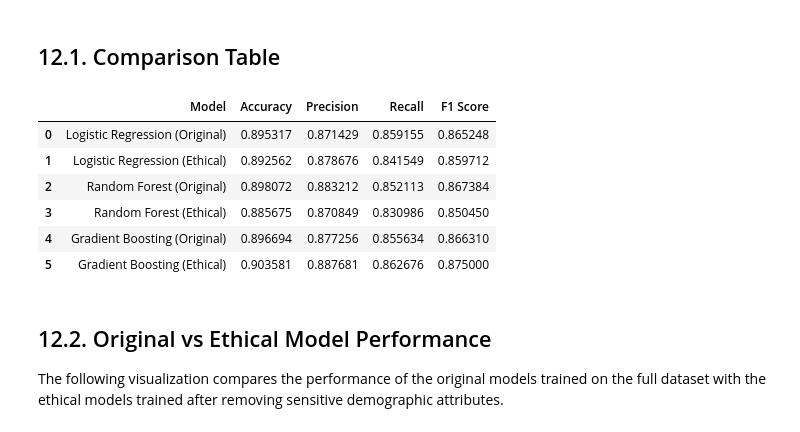
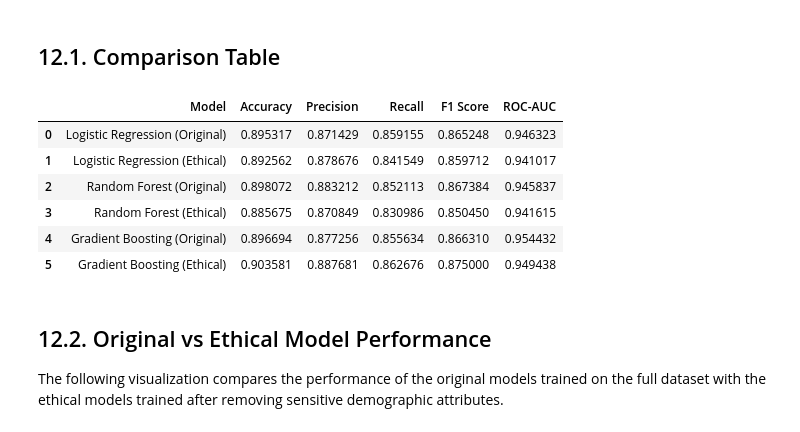
Before and after one commit to DimitarMalamski/student-dropout-predictor, a Jupyter notebook: notebooks/dropout_predictor.ipynb, the cells around one changed output. Saved outputs shown, nothing was run; the diff lists cells and outputs as text; code cells hidden in the pictures.

```diff
--- a/notebooks/dropout_predictor.ipynb
+++ b/notebooks/dropout_predictor.ipynb
@@ -325,6 +325,12 @@ precision = precision_score(y_test, y_pred)
 recall = recall_score(y_test, y_pred)
 f1 = f1_score(y_test, y_pred)
 
+# Calculate ROC-AUC
+y_probs = log_model.predict_proba(X_test_scaled)[:, 1]
+
+roc_auc = roc_auc_score(y_test, y_probs)
+
+print("ROC-AUC Score:", roc_auc)
 print("Accuracy:", accuracy)
 print("Precision:", precision)
 print("Recall:", recall)
@@ -1160,0 +1318,23 @@ plt.show()
+# %%
+# Calculate predicted probabilities
+gb_probs_eth = gb_model_eth.predict_proba(X_test_eth)[:, 1]
+
+# Calculate ROC-AUC score
+gb_auc_eth = roc_auc_score(y_test_eth, gb_probs_eth)
+
+print("ROC-AUC Score:", gb_auc_eth)
+
+# Compute ROC curve
+gb_fpr_eth, gb_tpr_eth, thresholds = roc_curve(y_test_eth, gb_probs_eth)
+
+plt.figure(figsize=(6,4))
+
+plt.plot(gb_fpr_eth, gb_tpr_eth, label=f"Ethical Gradient Boosting (AUC = {gb_auc_eth:.3f})")
+plt.plot([0,1], [0,1], linestyle="--", color="gray")
+
+plt.xlabel("False Positive Rate")
+plt.ylabel("True Positive Rate")
+plt.title("ROC Curve - Ethical Gradient Boosting")
+plt.legend()
+
+plt.show()
@@ -1206,40 +1391,48 @@ comparison_results = pd.DataFrame({
     gb_eth_accuracy
   ],
   "Precision": [
     precision,
     eth_precision,
     rf_precision,
     rf_eth_precision,
     gb_precision,
     gb_eth_precision
   ],
   "Recall": [
     recall,
     eth_recall,
     rf_recall,
     rf_eth_recall,
     gb_recall,
     gb_eth_recall
   ],
   "F1 Score": [
     f1,
     eth_f1,
     rf_f1,
     rf_eth_f1,
     gb_f1,
     gb_eth_f1
+  ],
+  "ROC-AUC": [
+    roc_auc,
+    roc_auc_eth,
+    rf_auc,
+    rf_auc_eth,
+    gb_auc,
+    gb_auc_eth
   ]
 })
 
 comparison_results
 # %% [output]
-|  | Model | Accuracy | Precision | Recall | F1 Score |
-| 0 | Logistic Regression (Original) | 0.895317 | 0.871429 | 0.859155 | 0.865248 |
-| 1 | Logistic Regression (Ethical) | 0.892562 | 0.878676 | 0.841549 | 0.859712 |
-| 2 | Random Forest (Original) | 0.898072 | 0.883212 | 0.852113 | 0.867384 |
-| 3 | Random Forest (Ethical) | 0.885675 | 0.870849 | 0.830986 | 0.850450 |
-| 4 | Gradient Boosting (Original) | 0.896694 | 0.877256 | 0.855634 | 0.866310 |
-| 5 | Gradient Boosting (Ethical) | 0.903581 | 0.887681 | 0.862676 | 0.875000 |
+|  | Model | Accuracy | Precision | Recall | F1 Score | ROC-AUC |
+| 0 | Logistic Regression (Original) | 0.895317 | 0.871429 | 0.859155 | 0.865248 | 0.946323 |
+| 1 | Logistic Regression (Ethical) | 0.892562 | 0.878676 | 0.841549 | 0.859712 | 0.941017 |
+| 2 | Random Forest (Original) | 0.898072 | 0.883212 | 0.852113 | 0.867384 | 0.945837 |
+| 3 | Random Forest (Ethical) | 0.885675 | 0.870849 | 0.830986 | 0.850450 | 0.941615 |
+| 4 | Gradient Boosting (Original) | 0.896694 | 0.877256 | 0.855634 | 0.866310 | 0.954432 |
+| 5 | Gradient Boosting (Ethical) | 0.903581 | 0.887681 | 0.862676 | 0.875000 | 0.949438 |
 # %% [markdown]
 ## 12.2. Original vs Ethical Model Performance
 
```
Also changed, not shown: parts of 28 cells of this notebook.
